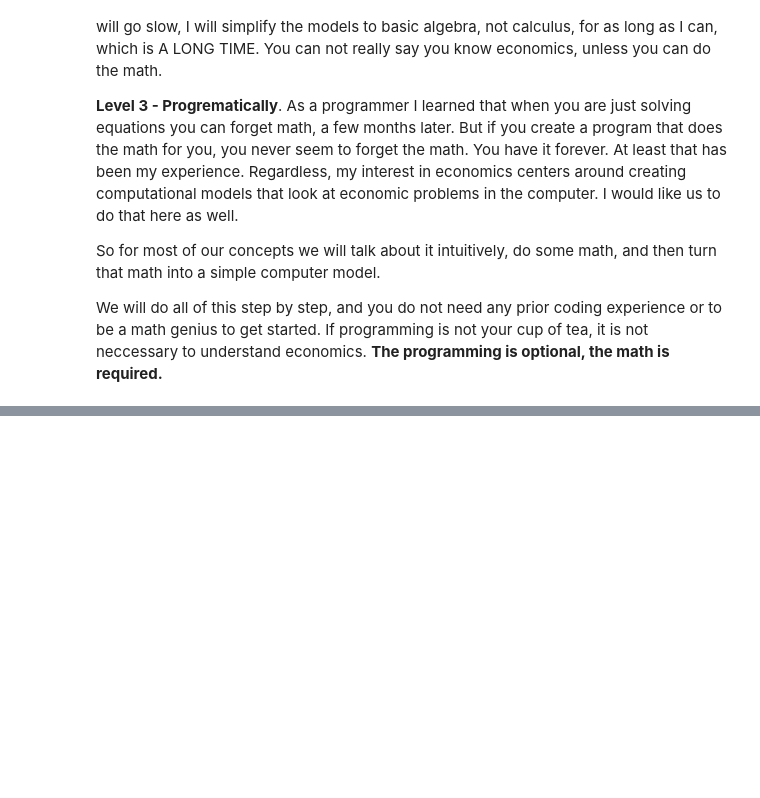
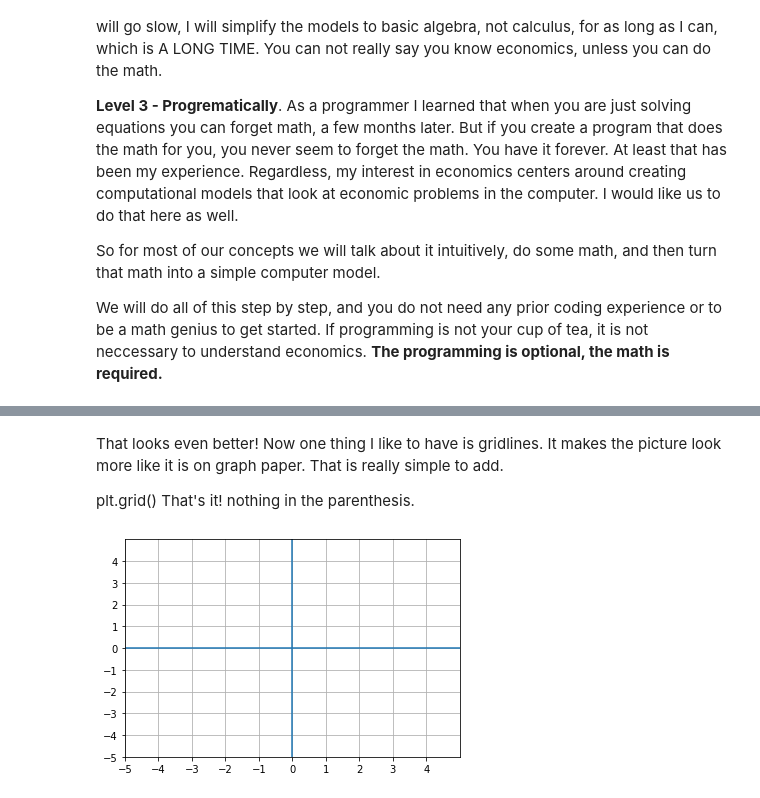
Before and after one commit to RichieSater/economics, a Jupyter notebook: 1_whatEconomics.ipynb, the cells around one changed output, grey strips where cells are left out. Cells and saved outputs as stored; diff of their text form; code cells hidden in the pictures; blank space fills up the shorter version.

```diff
--- a/1_whatEconomics.ipynb
+++ b/1_whatEconomics.ipynb
@@ -96,0 +301,21 @@ plt.show()
+# %% [markdown]
+That looks even better!  Now one thing I like to have is gridlines.  It makes the picture look more like it is on graph paper.  That is really simple to add.
+
+plt.grid()  That's it! nothing in the parenthesis.
+# %%
+#Axis
+plt.axhline()
+plt.axvline()
+
+#Limits - Center the picture
+plt.xlim(-5,5)
+plt.ylim(-5,5)
+
+#ticks
+plt.xticks(np.arange(-5, 5, step=1))
+plt.yticks(np.arange(-5, 5, step=1))
+
+#grid
+plt.grid()
+# %% [output]
+[figure, added]
```
Also changed, not shown: parts of 45 cells of this notebook, 6 other files.
